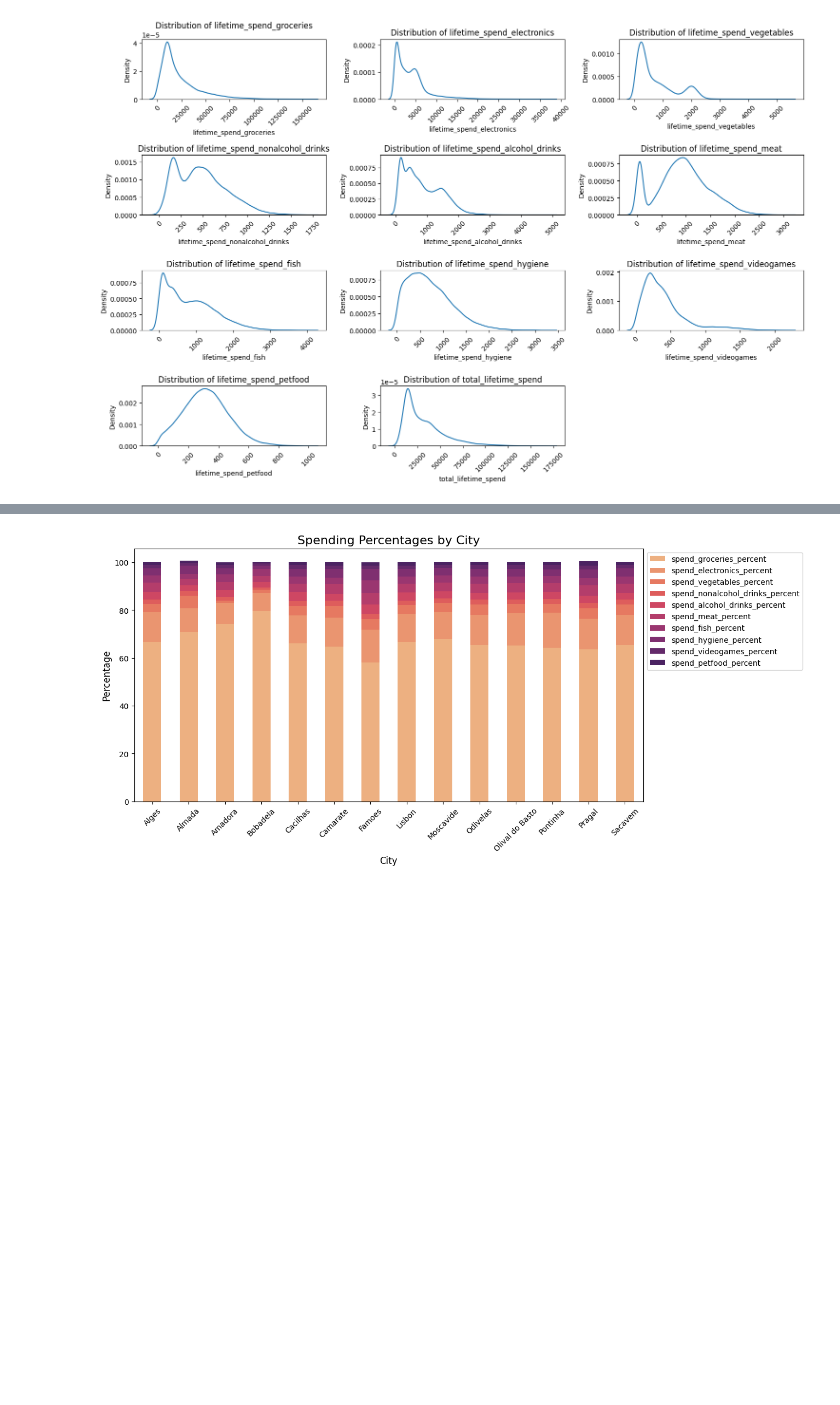
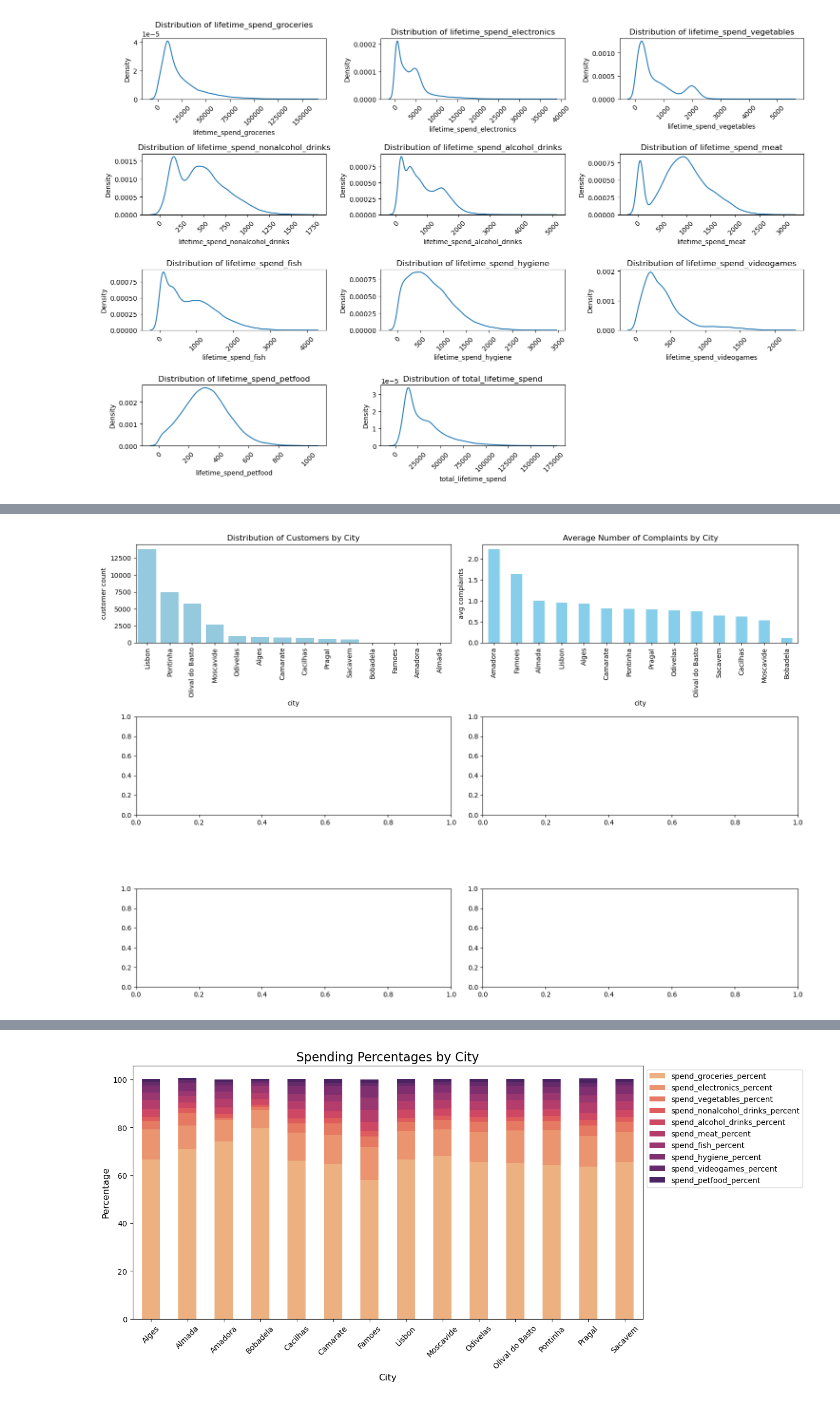
Before and after one commit to Yan-Sidoryk/Unsupervised-Customer-Segmentation, a Jupyter notebook: visualization.ipynb, the cells around one changed output, grey strips where cells are left out. Drawn from its saved outputs; the diff is of its cells as text; code cells hidden in the pictures; blank space fills up the shorter version.

```diff
--- a/visualization.ipynb
+++ b/visualization.ipynb
@@ -226,3 +225,32 @@ plt.show()
 # %%
 # >>> everything below will be restructured and look better later <<<
+# %%
+fig, axes = plt.subplots(3, 2, figsize=(15, 10))  # Adjust figure size
+axes = axes.flatten()  # Flatten the axes array for easy iteration
+
+# Plot each column in a subplot
+
+# Distribution of Customers by City
+sns.countplot(data=info_df, x='city', ax=axes[0], color='skyblue', order=info_df['city'].value_counts().index)
+axes[0].set_title('Distribution of Customers by City')
+axes[0].set_xlabel('city')
+axes[0].set_ylabel('customer count')
+axes[0].tick_params(axis='x', rotation=90)
+
+# Average Number of Complaints by City
+info_df.groupby('city')['number_complaints'].mean().sort_values(ascending=False).plot(kind='bar', ax=axes[1], color='skyblue')
+axes[1].set_title('Average Number of Complaints by City')
+axes[1].set_xlabel('city')
+axes[1].set_ylabel('avg complaints')
+axes[1].tick_params(axis='x', rotation=90)
+
+
+
+
+
+# Adjust layout
+plt.tight_layout()
+plt.show()
+# %% [output]
+[figure, added]
 # %%
```
Also changed, not shown: parts of 7 cells of this notebook.
